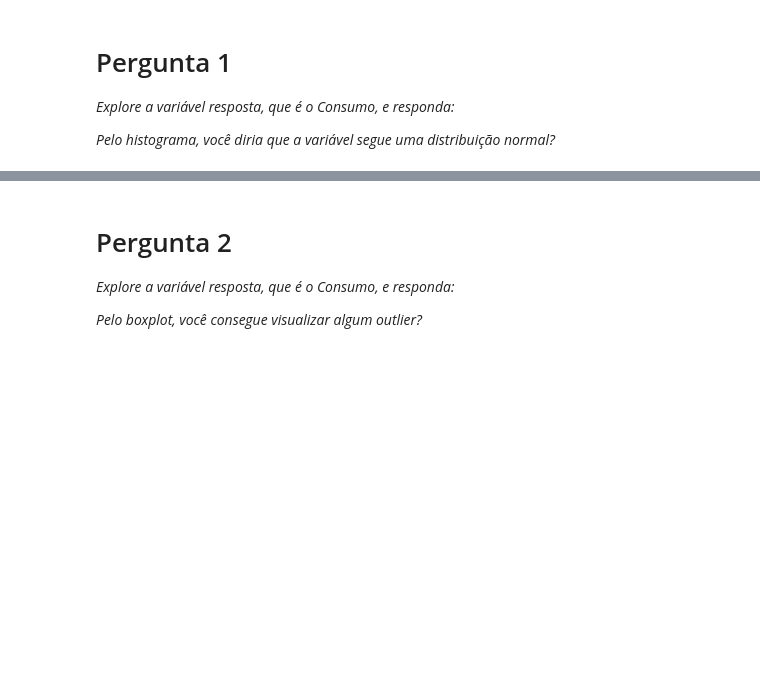
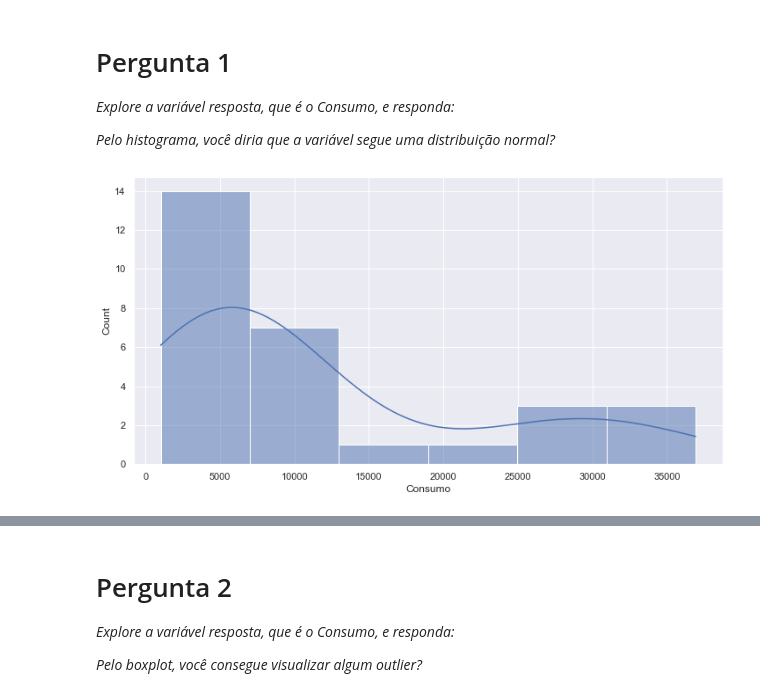
Before and after one commit to alexcamargos/DataScienceBootcampIGTI, a Jupyter notebook: Modulo_1/Desafio/desafio_python.ipynb, the cells around one changed output, grey strips where cells are left out. Cells and saved outputs as stored; diff of their text form; code cells hidden in the pictures; blank space fills up the shorter version.

```diff
--- a/Modulo_1/Desafio/desafio_python.ipynb
+++ b/Modulo_1/Desafio/desafio_python.ipynb
@@ -136,0 +183,5 @@ pass
+# %%
+# Histograma da variável Consumo.
+sns.histplot(dados['Consumo'], kde=True, bins=6);
+# %% [output]
+[figure, added]
```
Also changed, not shown: parts of 73 cells of this notebook.
